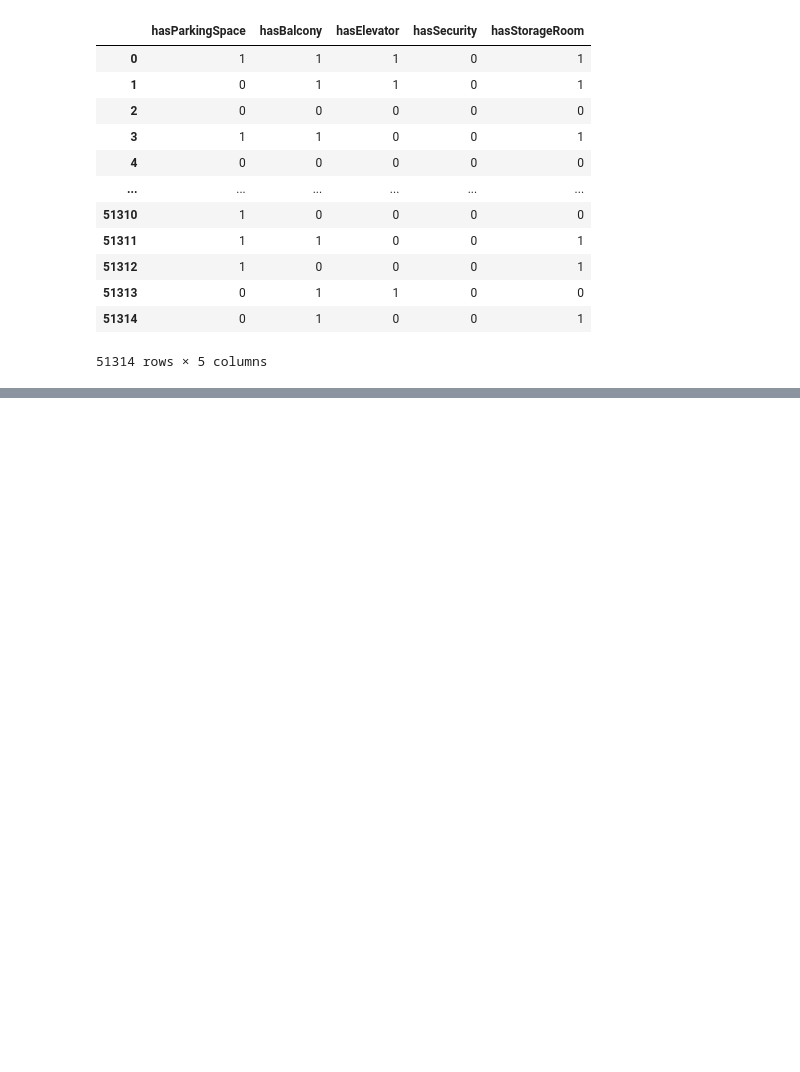
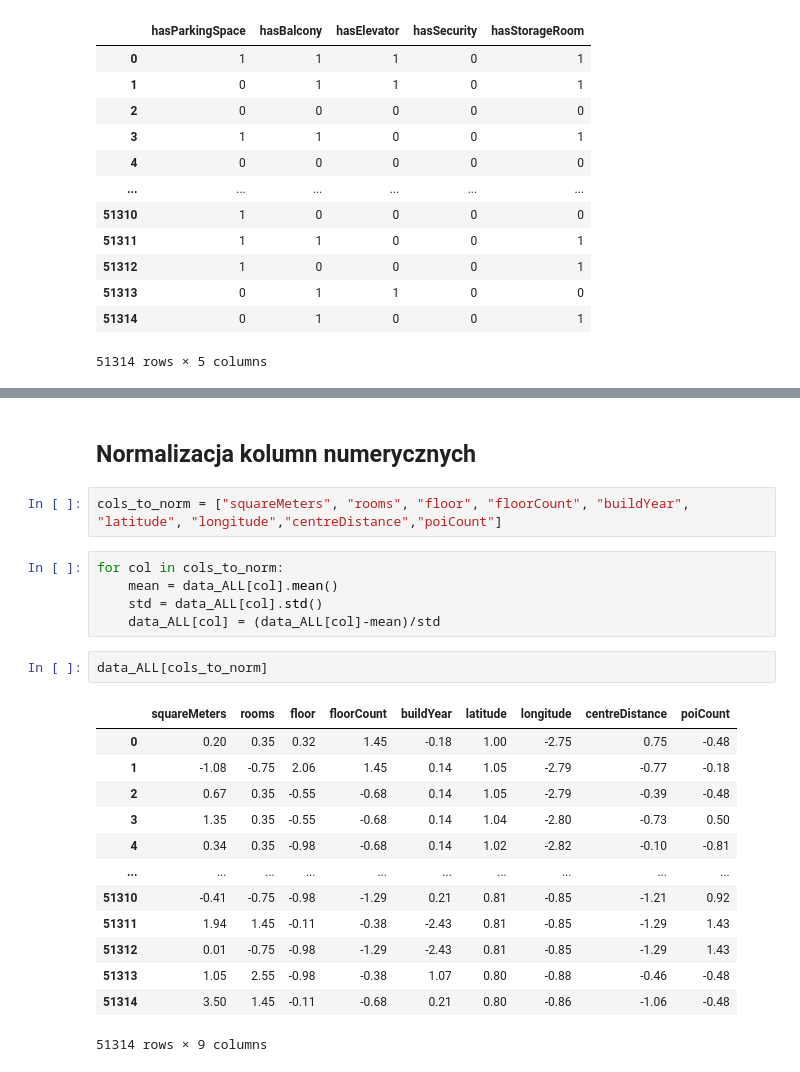
Before and after one commit to Roger1121/FlatAI, a Jupyter notebook: DataProcessing.ipynb, the cells around one changed output, grey strips where cells are left out. Drawn from its saved outputs; the diff is of its cells as text; blank space fills up the shorter version.

Commit message:
data normalization

```diff
--- a/DataProcessing.ipynb
+++ b/DataProcessing.ipynb
@@ -351 +342,26 @@ dtypes: float64(9), int64(7), uint8(17)
 memory usage: 7.5 MB
+# %% [markdown]
+## Normalizacja kolumn numerycznych
+# %%
+cols_to_norm = ["squareMeters", "rooms", "floor", "floorCount", "buildYear", "latitude", "longitude","centreDistance","poiCount"]
+# %%
+for col in cols_to_norm:
+    mean = data_ALL[col].mean()
+    std = data_ALL[col].std()
+    data_ALL[col] = (data_ALL[col]-mean)/std
+# %%
+data_ALL[cols_to_norm]
+# %% [output]
+|  | squareMeters | rooms | floor | floorCount | buildYear | latitude | longitude | centreDistance | poiCount |
+| 0 | 0.20 | 0.35 | 0.32 | 1.45 | -0.18 | 1.00 | -2.75 | 0.75 | -0.48 |
+| 1 | -1.08 | -0.75 | 2.06 | 1.45 | 0.14 | 1.05 | -2.79 | -0.77 | -0.18 |
+| 2 | 0.67 | 0.35 | -0.55 | -0.68 | 0.14 | 1.05 | -2.79 | -0.39 | -0.48 |
+| 3 | 1.35 | 0.35 | -0.55 | -0.68 | 0.14 | 1.04 | -2.80 | -0.73 | 0.50 |
+| 4 | 0.34 | 0.35 | -0.98 | -0.68 | 0.14 | 1.02 | -2.82 | -0.10 | -0.81 |
+| ... | ... | ... | ... | ... | ... | ... | ... | ... | ... |
+| 51310 | -0.41 | -0.75 | -0.98 | -1.29 | 0.21 | 0.81 | -0.85 | -1.21 | 0.92 |
+| 51311 | 1.94 | 1.45 | -0.11 | -0.38 | -2.43 | 0.81 | -0.85 | -1.29 | 1.43 |
+| 51312 | 0.01 | -0.75 | -0.98 | -1.29 | -2.43 | 0.81 | -0.85 | -1.29 | 1.43 |
+| 51313 | 1.05 | 2.55 | -0.98 | -0.38 | 1.07 | 0.80 | -0.88 | -0.46 | -0.48 |
+| 51314 | 3.50 | 1.45 | -0.11 | -0.68 | 0.21 | 0.80 | -0.86 | -1.06 | -0.48 |
+51314 rows × 9 columns
```
Also changed, not shown: parts of 7 cells of this notebook.
